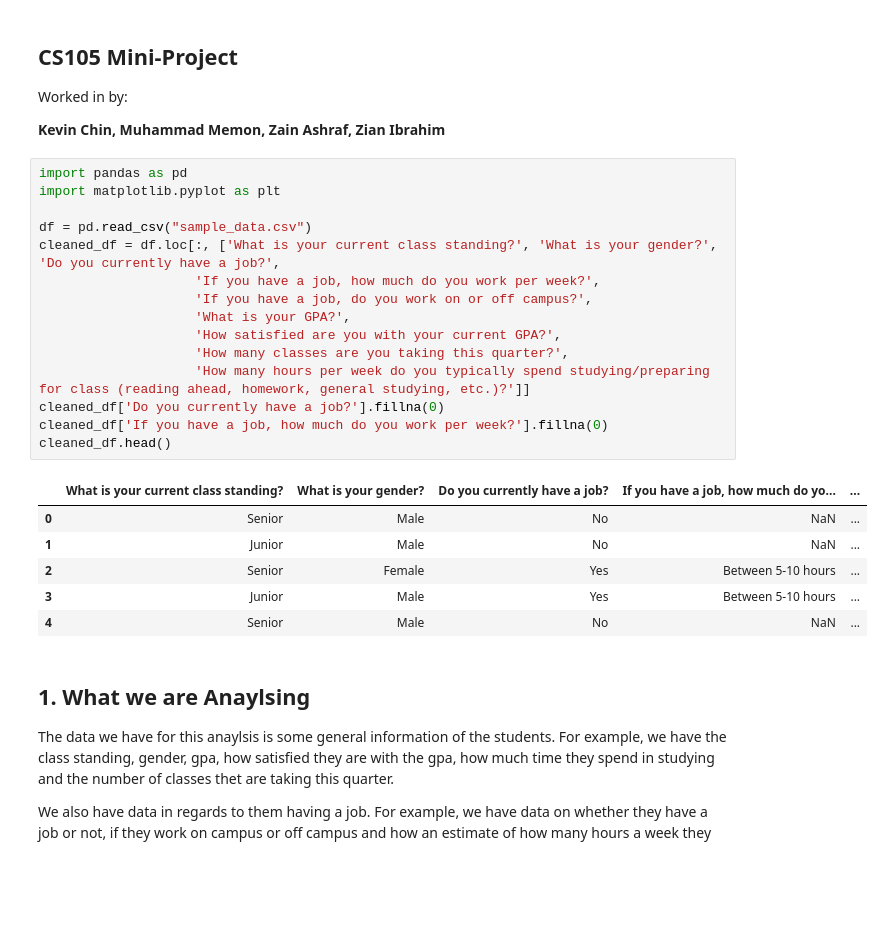
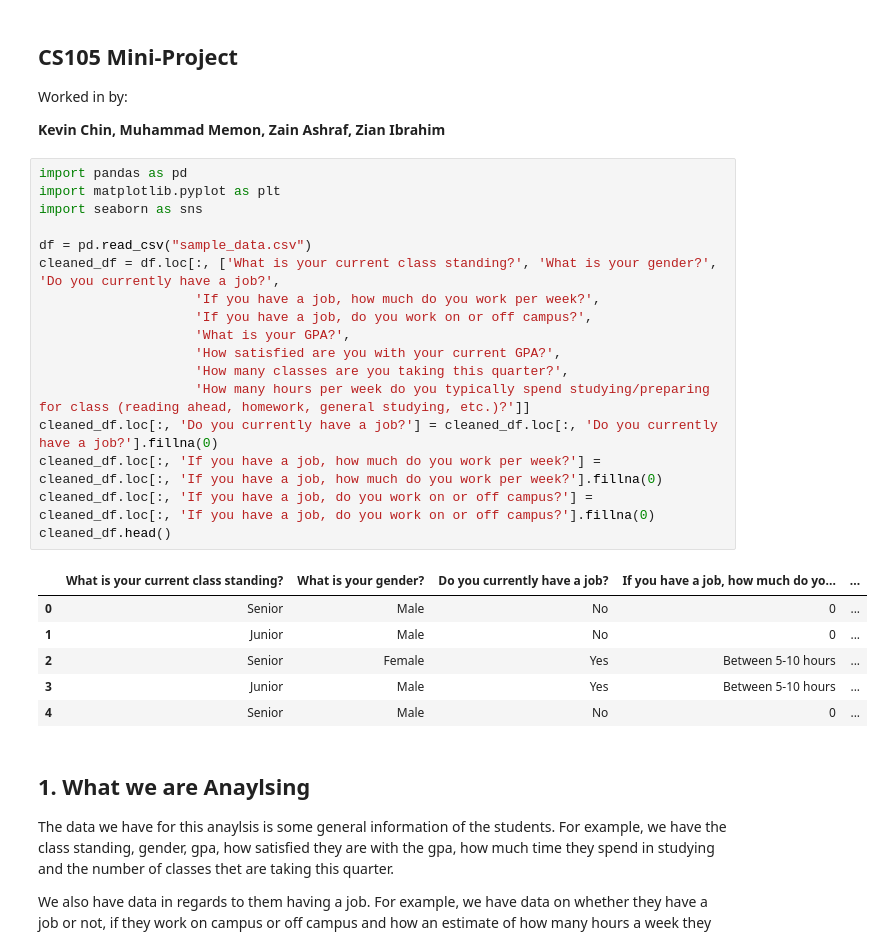
Before and after one commit to Nihal-m24/CS-105-Mini-Project, a Jupyter notebook: Mini Project.ipynb, the cells around one changed output. Cells and saved outputs as stored; diff of their text form; blank space fills up the shorter version.

```diff
--- a/Mini Project.ipynb
+++ b/Mini Project.ipynb
@@ -6,25 +6,27 @@ Worked in by:
 # %%
 import pandas as pd
 import matplotlib.pyplot as plt
+import seaborn as sns
 
 df = pd.read_csv("sample_data.csv")
 cleaned_df = df.loc[:, ['What is your current class standing?', 'What is your gender?', 'Do you currently have a job?',
                     'If you have a job, how much do you work per week?',
                     'If you have a job, do you work on or off campus?',
                     'What is your GPA?',
                     'How satisfied are you with your current GPA?',
                     'How many classes are you taking this quarter?',
                     'How many hours per week do you typically spend studying/preparing for class (reading ahead, homework, general studying, etc.)?']]
-cleaned_df['Do you currently have a job?'].fillna(0)
-cleaned_df['If you have a job, how much do you work per week?'].fillna(0)
+cleaned_df.loc[:, 'Do you currently have a job?'] = cleaned_df.loc[:, 'Do you currently have a job?'].fillna(0)
+cleaned_df.loc[:, 'If you have a job, how much do you work per week?'] = cleaned_df.loc[:, 'If you have a job, how much do you work per week?'].fillna(0)
+cleaned_df.loc[:, 'If you have a job, do you work on or off campus?'] = cleaned_df.loc[:, 'If you have a job, do you work on or off campus?'].fillna(0)
 cleaned_df.head()
 # %% [output]
 |  | What is your current class standing? | What is your gender? | Do you currently have a job? | If you have a job, how much do yo... | ... |
-| 0 | Senior | Male | No | NaN | ... |
-| 1 | Junior | Male | No | NaN | ... |
+| 0 | Senior | Male | No | 0 | ... |
+| 1 | Junior | Male | No | 0 | ... |
 | 2 | Senior | Female | Yes | Between 5-10 hours | ... |
 | 3 | Junior | Male | Yes | Between 5-10 hours | ... |
-| 4 | Senior | Male | No | NaN | ... |
+| 4 | Senior | Male | No | 0 | ... |
 # %% [markdown]
 ## 1. What we are Anaylsing
 
```
Also changed, not shown: parts of 3 cells of this notebook.
